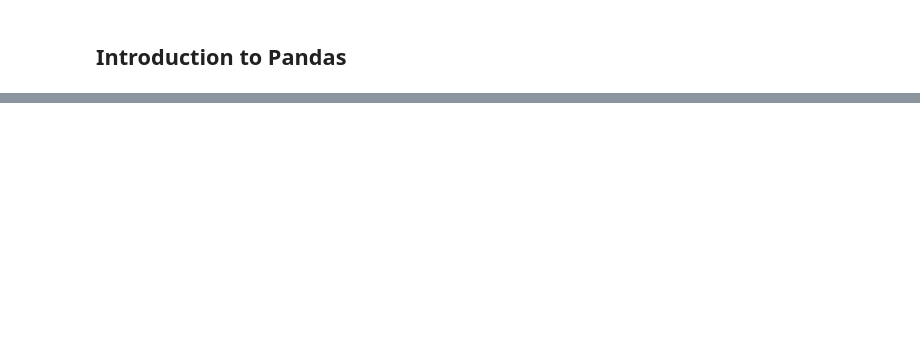
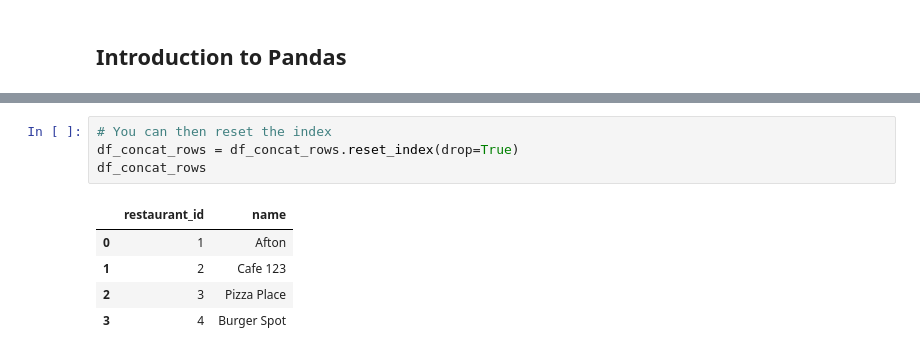
Before and after one commit to MichaelHeege/CAS-API-Presentation, a Jupyter notebook: Intro-To-Python.ipynb, the cells around one changed output, grey strips where cells are left out. Cells and saved outputs as stored; diff of their text form; blank space fills up the shorter version.

```diff
--- a/Intro-To-Python.ipynb
+++ b/Intro-To-Python.ipynb
@@ -521,0 +833,10 @@ print("\nSummary statistics:\n", df.describe())
+# %%
+# You can then reset the index
+df_concat_rows = df_concat_rows.reset_index(drop=True)
+df_concat_rows
+# %% [output]
+|  | restaurant_id | name |
+| 0 | 1 | Afton |
+| 1 | 2 | Cafe 123 |
+| 2 | 3 | Pizza Place |
+| 3 | 4 | Burger Spot |
```
Also changed, not shown: parts of 53 cells of this notebook, 1 other file.
